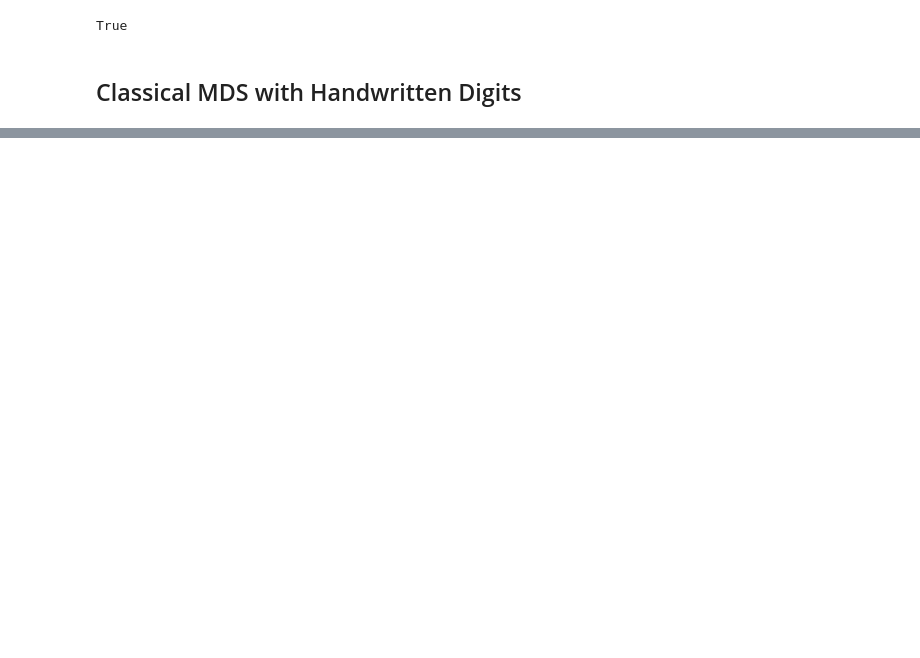
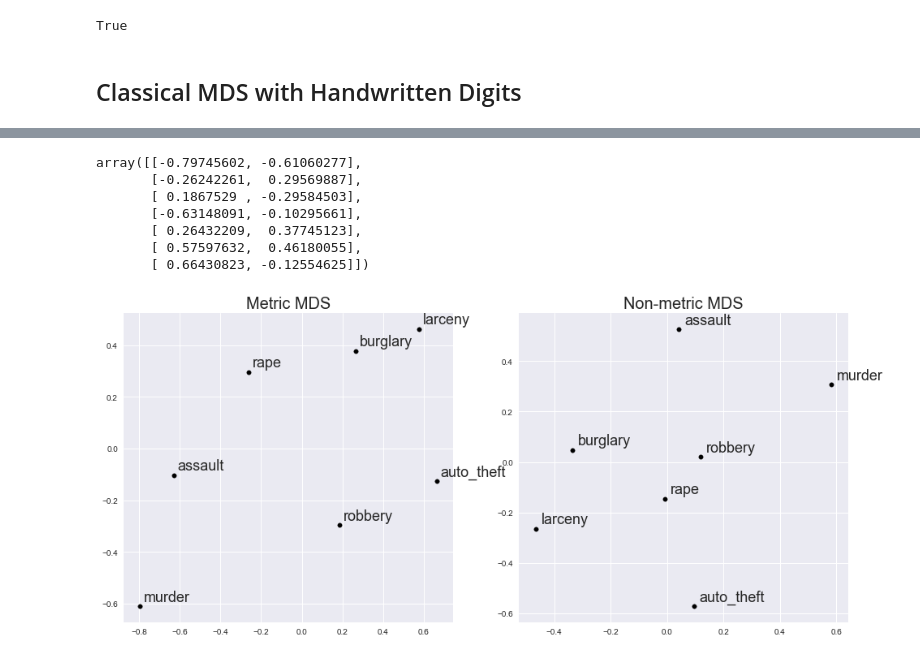
Before and after one commit to GAnagno/Dimensionality-Reduction, a Jupyter notebook: Multidimensional Scaling.ipynb, the cells around one changed output, grey strips where cells are left out. Drawn from its saved outputs; the diff is of its cells as text; code cells hidden in the pictures; blank space fills up the shorter version.

```diff
--- a/Multidimensional Scaling.ipynb
+++ b/Multidimensional Scaling.ipynb
@@ -148,0 +149,12 @@ plt.clim(-0.5, 9.5);
+# %%
+murder = np.array([1.00, 0.52, 0.34, 0.81, 0.28, 0.06, 0.11])
+rape = np.array([0.52, 1.00, 0.55, 0.70, 0.68, 0.60, 0.44])
+robbery = np.array([0.34, 0.55, 1.00, 0.56, 0.62, 0.44, 0.62])
+assault = np.array([0.81, 0.70, 0.56, 1.00, 0.52, 0.32, 0.33])
+burglary = np.array([0.28, 0.68, 0.62, 0.52, 1.00, 0.80, 0.70])
+larceny = np.array([0.06, 0.60, 0.44, 0.32, 0.80, 1.00, 0.55])
+auto_theft = np.array([0.11, 0.44, 0.62, 0.33, 0.70, 0.55, 1.00])
+
+crime_matrix = np.array([murder, rape, robbery, assault, burglary, larceny, auto_theft])
+crime_matrix
+crime_matrix.shape
@@ -148,0 +170,36 @@ plt.clim(-0.5, 9.5);
+# %%
+# set random seed
+np.random.seed(0)
+plt.style.use('seaborn')
+# metric MDS
+model = MDS(n_components=2)
+X = model.fit_transform(crime_matrix)
+X
+labels = ['murder', 'rape', 'robbery', 'assault', 'burglary', 'larceny', 'auto_theft']
+# plot results
+_ = plt.figure(figsize=(16,7))
+_ = plt.subplot(1,2,1)
+_ = plt.scatter(X[:, 0], X[:, 1], c='black', s=30)
+_ = plt.title('Metric MDS', size=20)
+for i in range(len(labels)):
+    _ = plt.text(X[i][0]+0.02, X[i][1]+0.02, s=labels[i], size=18)
+
+# non-metric MDS
+_ = plt.subplot(1,2,2)
+model = MDS(n_components=2, metric=False)
+proj = model.fit_transform(crime_matrix)
+labels = ['murder', 'rape', 'robbery', 'assault', 'burglary', 'larceny', 'auto_theft']
+# plot results
+_ = plt.scatter(proj[:, 0], proj[:, 1], c='black', s=30)
+_ = plt.title('Non-metric MDS', size=20)
+for i in range(len(labels)):
+    _ = plt.text(proj[i][0]+0.02, proj[i][1]+0.02, s=labels[i], size=18)
+# %% [output]
+array([[-0.79745602, -0.61060277],
+       [-0.26242261,  0.29569887],
+       [ 0.1867529 , -0.29584503],
+       [-0.63148091, -0.10295661],
+       [ 0.26432209,  0.37745123],
+       [ 0.57597632,  0.46180055],
+       [ 0.66430823, -0.12554625]])
+[figure, added]
```
Also changed, not shown: parts of 11 cells of this notebook.
